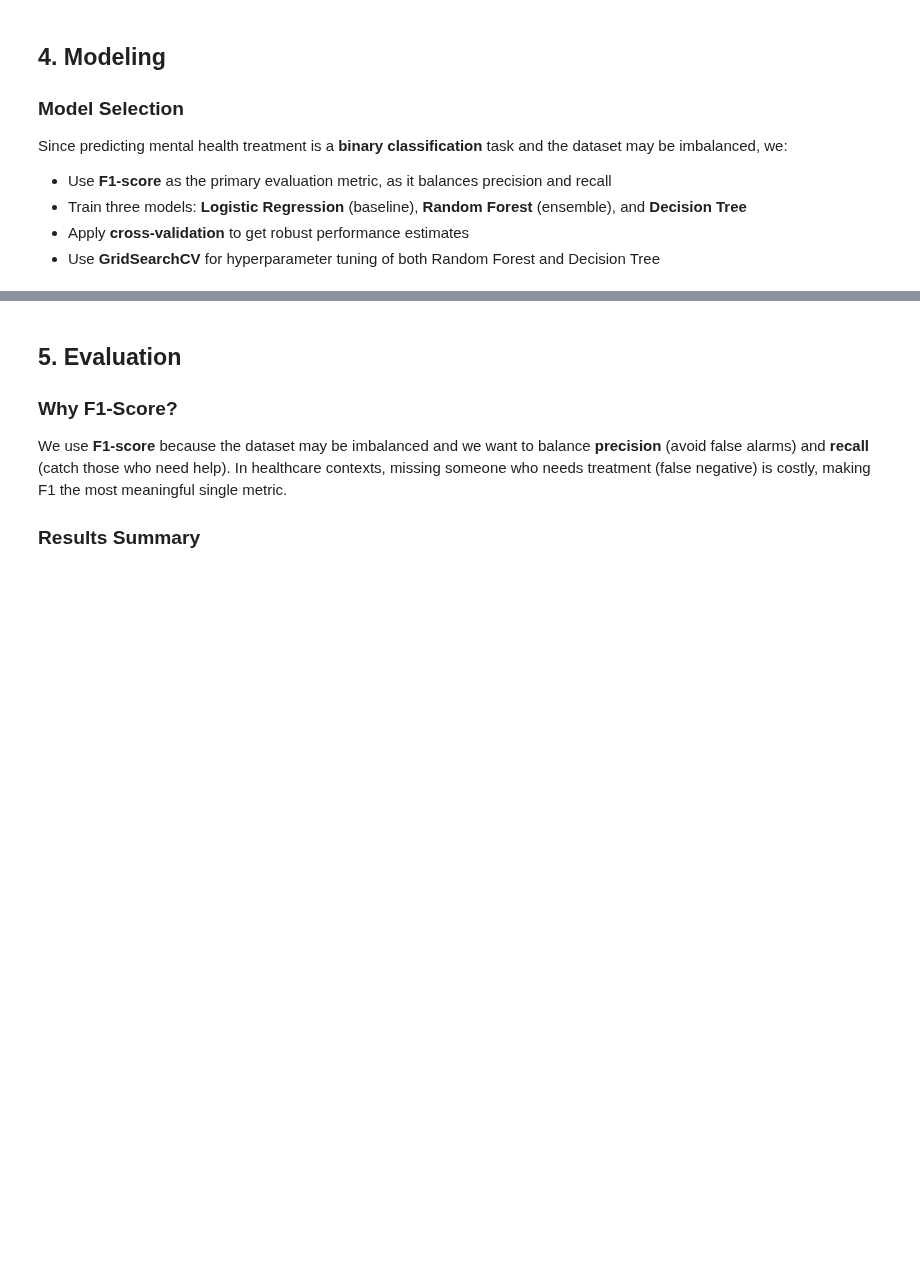
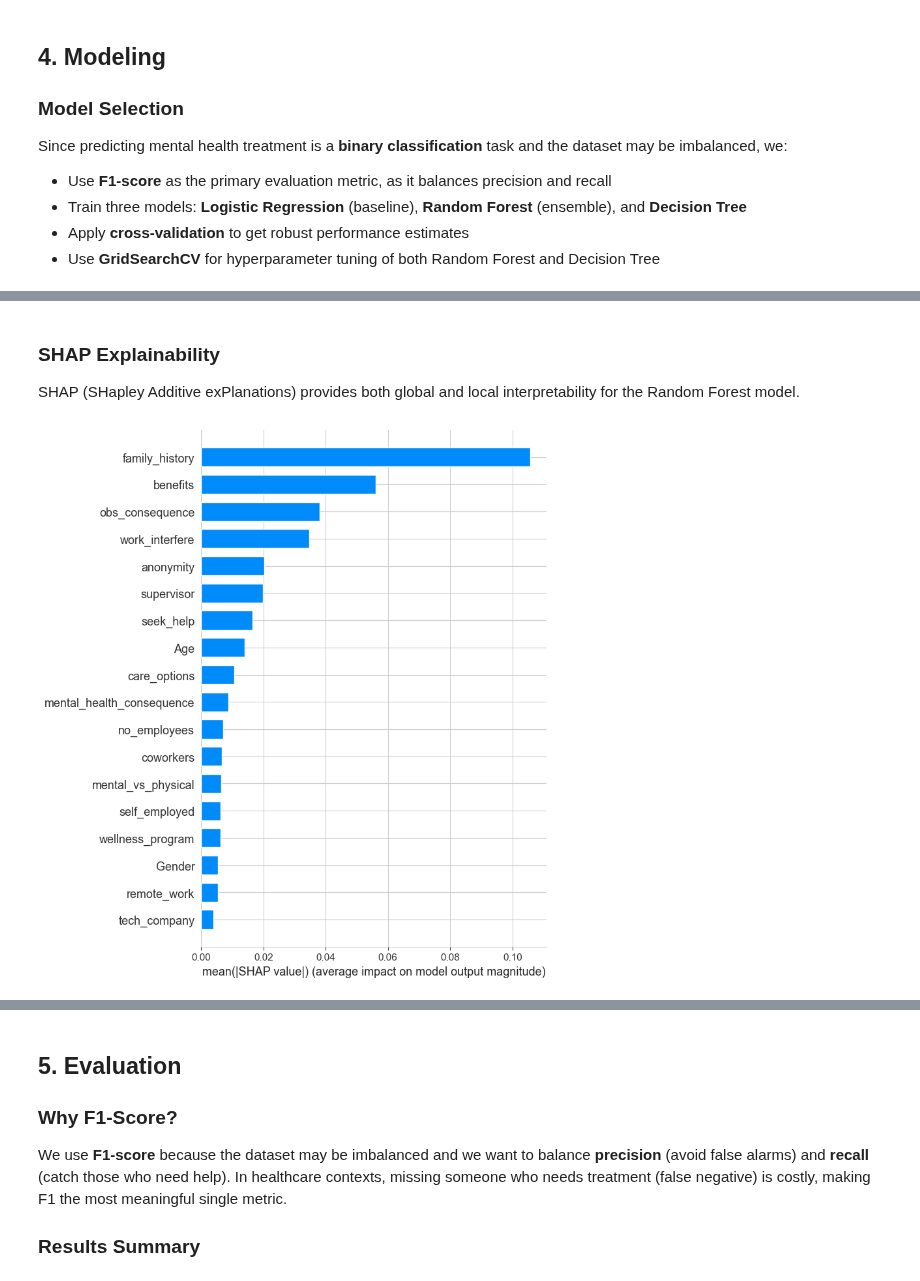
Before and after one commit to ru14/tech-mental-health-classification, a Jupyter notebook: notebooks/mental_health_analysis.ipynb, the cells around one changed output, grey strips where cells are left out. Drawn from its saved outputs; the diff is of its cells as text; code cells hidden in the pictures; blank space fills up the shorter version.

Commit message:
Add visualization images, update notebook cleaning logic, and update README

```diff
--- a/notebooks/mental_health_analysis.ipynb
+++ b/notebooks/mental_health_analysis.ipynb
@@ -40,8 +40,10 @@ from sklearn.preprocessing import LabelEncoder, StandardScaler
 from sklearn.pipeline import Pipeline
 from sklearn.metrics import (accuracy_score, f1_score, precision_score,
                              recall_score, classification_report, confusion_matrix)
+import shap
 import warnings
 warnings.filterwarnings('ignore')
+sns.set_style('whitegrid')
 
 # Display settings
 pd.set_option('display.max_columns', 30)
@@ -103,9 +163,13 @@ plt.show()
 print("Missing values before cleaning:")
 print(df.isnull().sum()[df.isnull().sum() > 0])
 
-# Fill categorical missing values with 'Unknown'; keep numeric columns as-is
+# Drop 'comments' column (free-text, ~98% missing, not useful for modeling)
+if 'comments' in df.columns:
+    df.drop(columns=['comments'], inplace=True)
+
+# Fill remaining categorical missing values with 'Unknown'
 for col in df.select_dtypes(include='object').columns:
-    df[col].fillna('Unknown', inplace=True)
+    df[col] = df[col].fillna('Unknown')
 
 print("\nMissing values after cleaning:")
 print(df.isnull().sum().sum(), "total missing values")
@@ -322,0 +500,12 @@ plt.show()
+# %% [markdown]
+### SHAP Explainability
+SHAP (SHapley Additive exPlanations) provides both global and local interpretability for the Random Forest model.
+# %%
+# ── SHAP: Global Feature Importance ──────────────────────────────────────────
+explainer = shap.TreeExplainer(best_rf)
+shap_values = explainer.shap_values(X_test)
+
+# Summary bar plot – global feature importance
+shap.summary_plot(shap_values[1], X_test, plot_type='bar', show=True)
+# %% [output]
+[figure, added]
```
Also changed, not shown: parts of 30 cells of this notebook, 9 other files.
